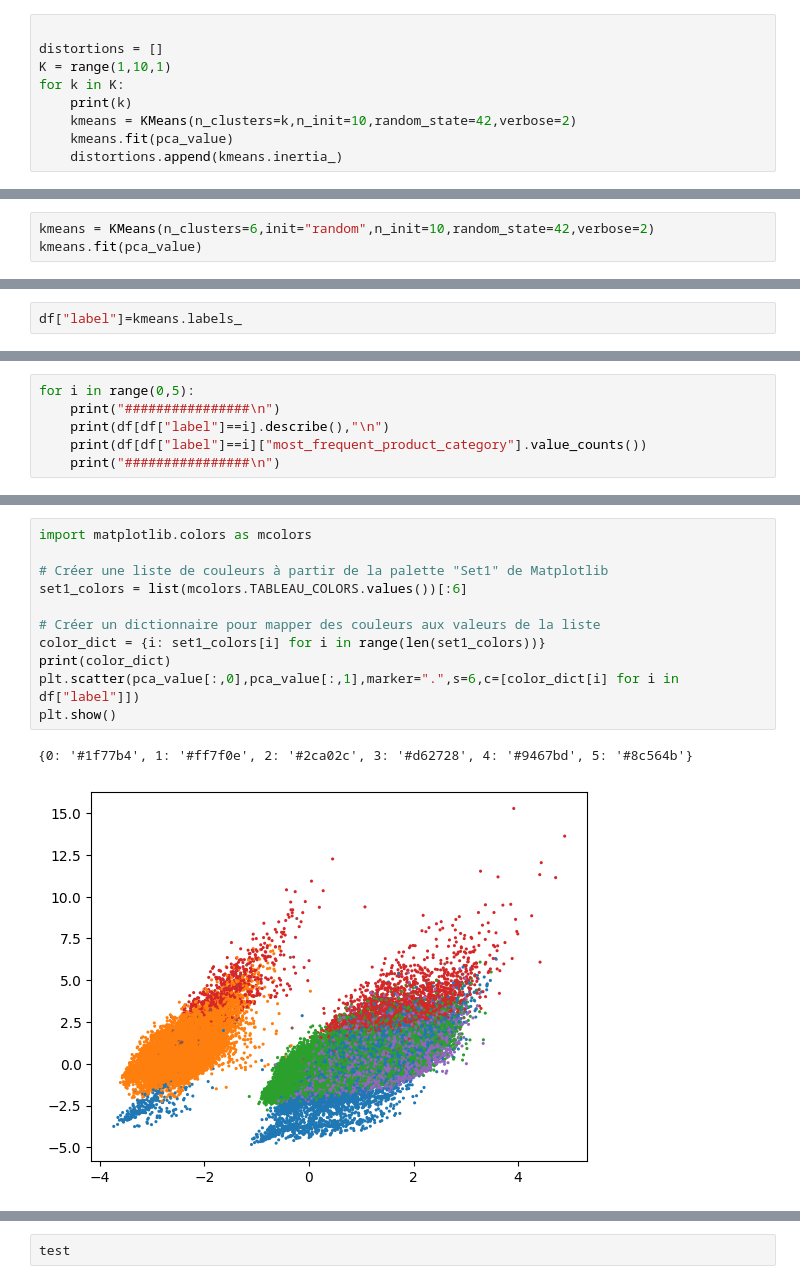
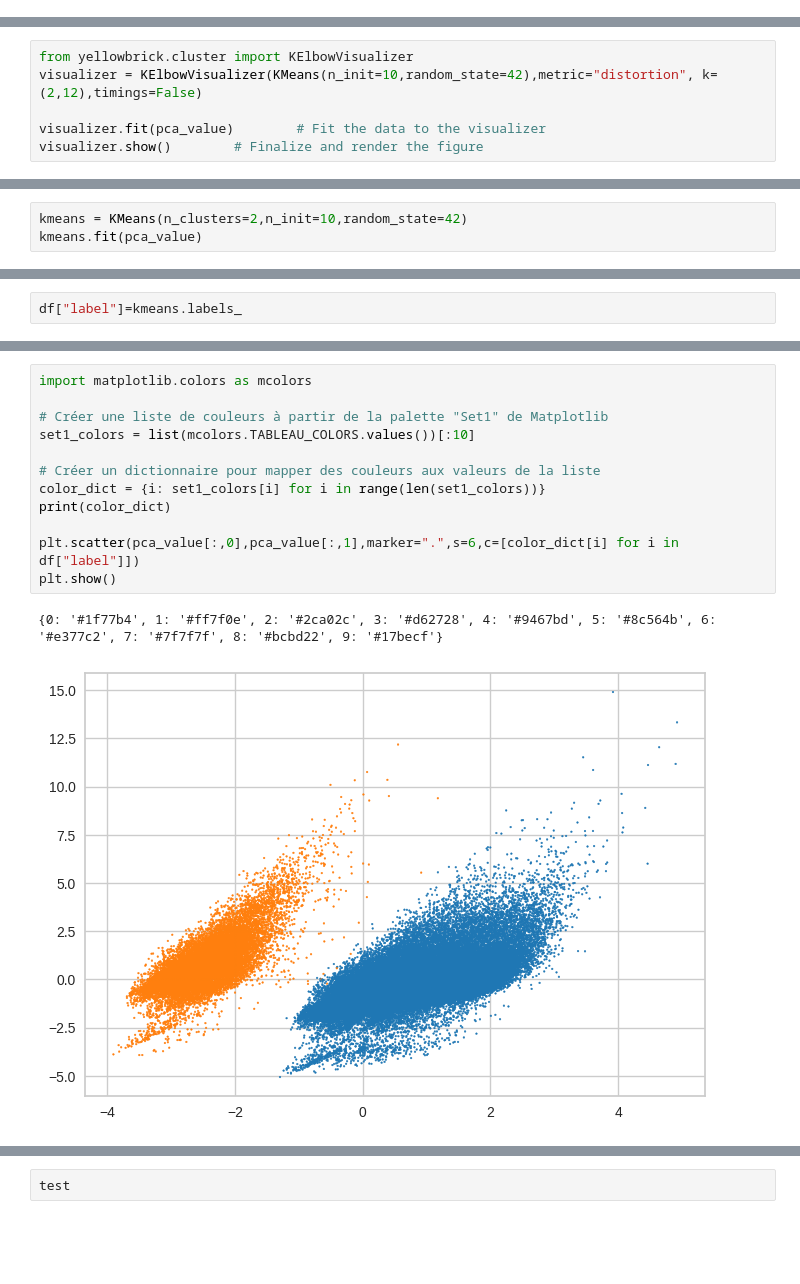
Before and after one commit to StevenDelval/segmentation_client, a Jupyter notebook: model.ipynb, the cells around one changed output, grey strips where cells are left out. Saved outputs shown, nothing was run; the diff lists cells and outputs as text; blank space fills up the shorter version.

```diff
--- a/model.ipynb
+++ b/model.ipynb
@@ -38,9 +39,0 @@ pca_value = pca.fit_transform(df)
-# %%
-
-distortions = []
-K = range(1,10,1)
-for k in K:
-    print(k)
-    kmeans = KMeans(n_clusters=k,n_init=10,random_state=42,verbose=2)
-    kmeans.fit(pca_value)
-    distortions.append(kmeans.inertia_)
@@ -73,0 +40,6 @@ plt.show()
+# %%
+from yellowbrick.cluster import KElbowVisualizer
+visualizer = KElbowVisualizer(KMeans(n_init=10,random_state=42),metric="distortion", k=(2,12),timings=False)
+
+visualizer.fit(pca_value)        # Fit the data to the visualizer
+visualizer.show()        # Finalize and render the figure
@@ -74,4 +49,4 @@ plt.show()
 # %%
-kmeans = KMeans(n_clusters=6,init="random",n_init=10,random_state=42,verbose=2)
+kmeans = KMeans(n_clusters=2,n_init=10,random_state=42)
 kmeans.fit(pca_value)
 # %% [output]
@@ -114,6 +71,0 @@ df
-# %%
-for i in range(0,5):
-    print("################\n")
-    print(df[df["label"]==i].describe(),"\n")
-    print(df[df["label"]==i]["most_frequent_product_category"].value_counts())
-    print("################\n")
@@ -138,14 +72,15 @@ Name: most_frequent_product_category, dtype: int64
 # %%
 import matplotlib.colors as mcolors
 
 # Créer une liste de couleurs à partir de la palette "Set1" de Matplotlib
-set1_colors = list(mcolors.TABLEAU_COLORS.values())[:6]
+set1_colors = list(mcolors.TABLEAU_COLORS.values())[:10]
 
 # Créer un dictionnaire pour mapper des couleurs aux valeurs de la liste
 color_dict = {i: set1_colors[i] for i in range(len(set1_colors))}
 print(color_dict)
+
 plt.scatter(pca_value[:,0],pca_value[:,1],marker=".",s=6,c=[color_dict[i] for i in df["label"]])
 plt.show()
 # %% [output]
-{0: '#1f77b4', 1: '#ff7f0e', 2: '#2ca02c', 3: '#d62728', 4: '#9467bd', 5: '#8c564b'}
+{0: '#1f77b4', 1: '#ff7f0e', 2: '#2ca02c', 3: '#d62728', 4: '#9467bd', 5: '#8c564b', 6: '#e377c2', 7: '#7f7f7f', 8: '#bcbd22', 9: '#17becf'}
-[figure, old version]
+[figure, new version]
```
Also changed, not shown: parts of 9 cells of this notebook, 3 other files.
